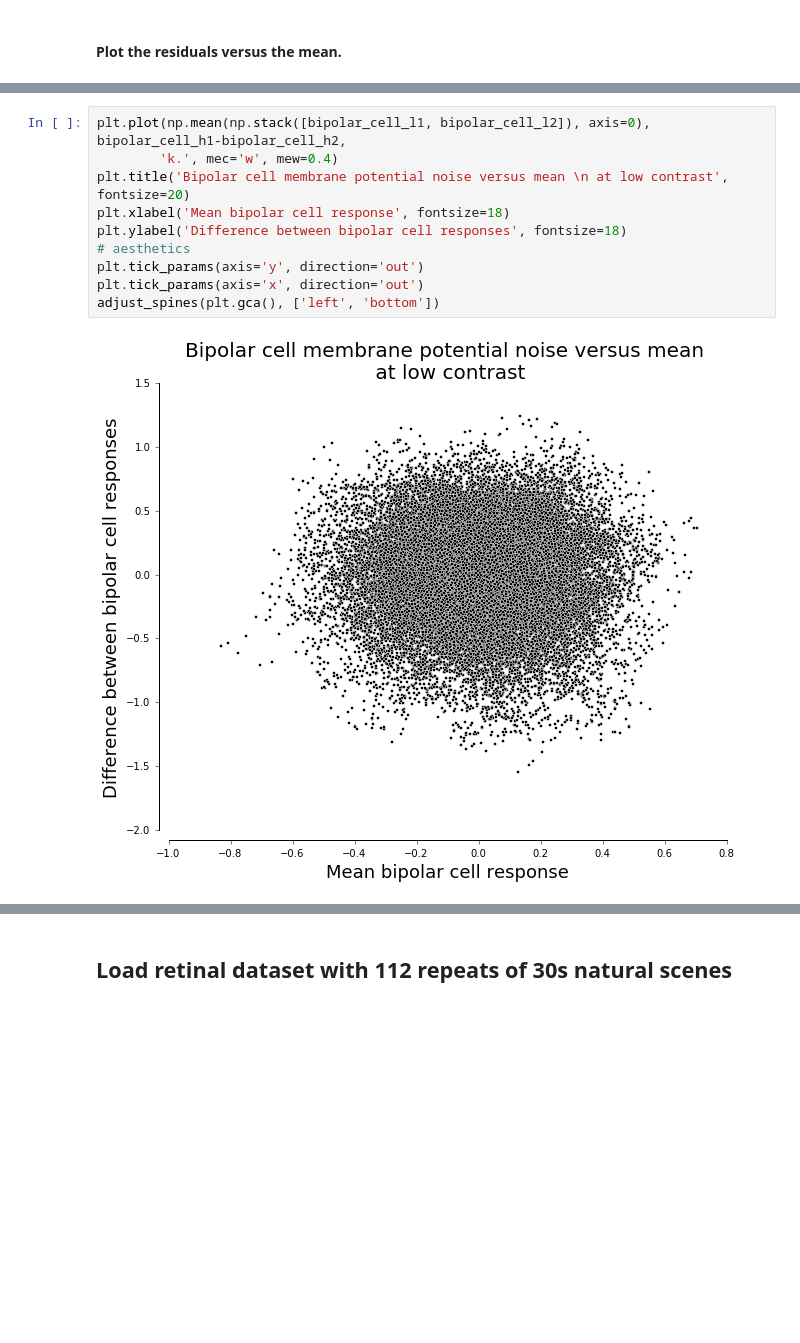
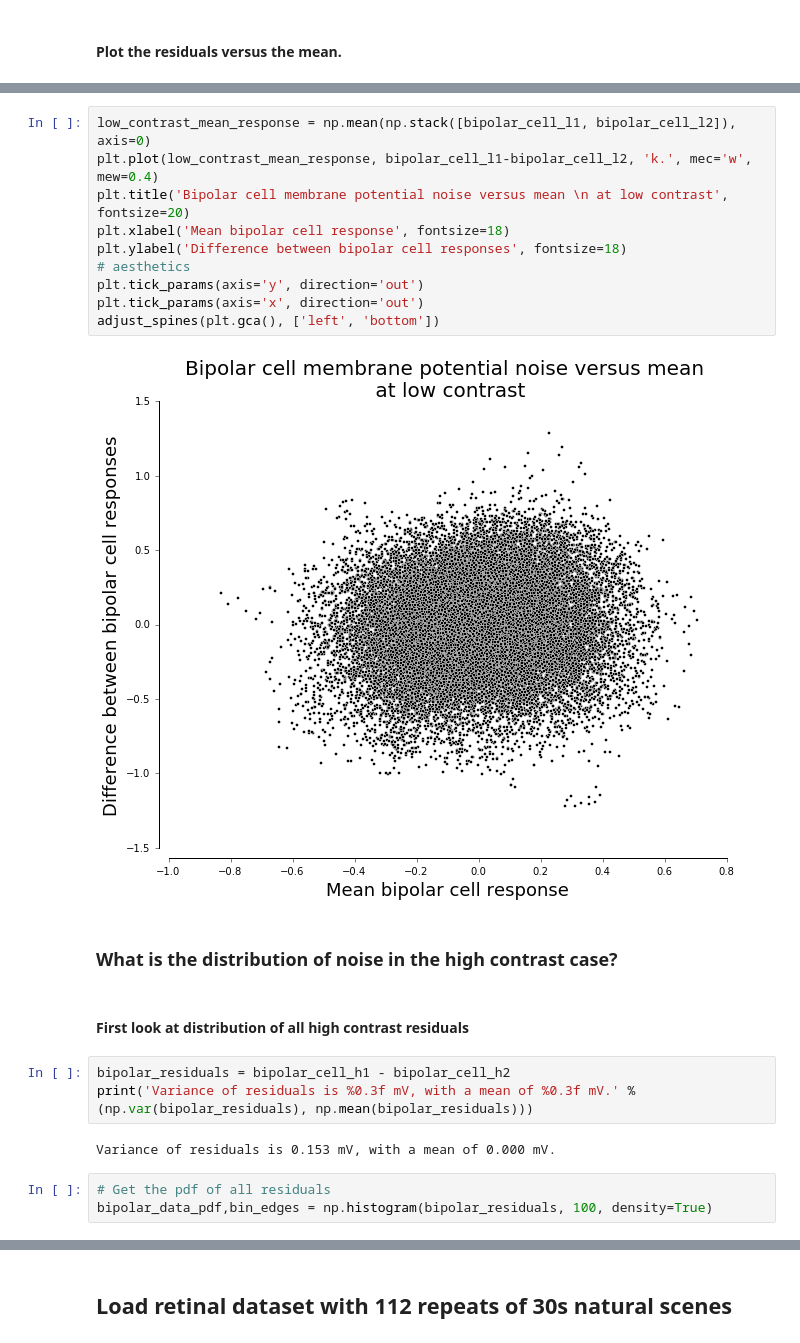
Before and after one commit to lmcintosh/deep-retina-tutorial, a Jupyter notebook: introduction.ipynb, the cells around one changed output, grey strips where cells are left out. Cells and saved outputs as stored; diff of their text form; blank space fills up the shorter version.

```diff
--- a/introduction.ipynb
+++ b/introduction.ipynb
@@ -129,14 +136,26 @@ adjust_spines(plt.gca(), ['left', 'bottom'])
 # %% [output]
 [figure]
 # %%
-plt.plot(np.mean(np.stack([bipolar_cell_l1, bipolar_cell_l2]), axis=0), bipolar_cell_h1-bipolar_cell_h2,
-        'k.', mec='w', mew=0.4)
+low_contrast_mean_response = np.mean(np.stack([bipolar_cell_l1, bipolar_cell_l2]), axis=0)
+plt.plot(low_contrast_mean_response, bipolar_cell_l1-bipolar_cell_l2, 'k.', mec='w', mew=0.4)
 plt.title('Bipolar cell membrane potential noise versus mean \n at low contrast', fontsize=20)
 plt.xlabel('Mean bipolar cell response', fontsize=18)
 plt.ylabel('Difference between bipolar cell responses', fontsize=18)
 # aesthetics
 plt.tick_params(axis='y', direction='out')
 plt.tick_params(axis='x', direction='out')
 adjust_spines(plt.gca(), ['left', 'bottom'])
 # %% [output]
-[figure, old version]
+[figure, new version]
+# %% [markdown]
+### What is the distribution of noise in the high contrast case?
+# %% [markdown]
+#### First look at distribution of all high contrast residuals
+# %%
+bipolar_residuals = bipolar_cell_h1 - bipolar_cell_h2
+print('Variance of residuals is %0.3f mV, with a mean of %0.3f mV.' %(np.var(bipolar_residuals), np.mean(bipolar_residuals)))
+# %% [output]
+Variance of residuals is 0.153 mV, with a mean of 0.000 mV.
+# %%
+# Get the pdf of all residuals
+bipolar_data_pdf,bin_edges = np.histogram(bipolar_residuals, 100, density=True)
```
Also changed, not shown: parts of 16 cells of this notebook, 1 other file.
